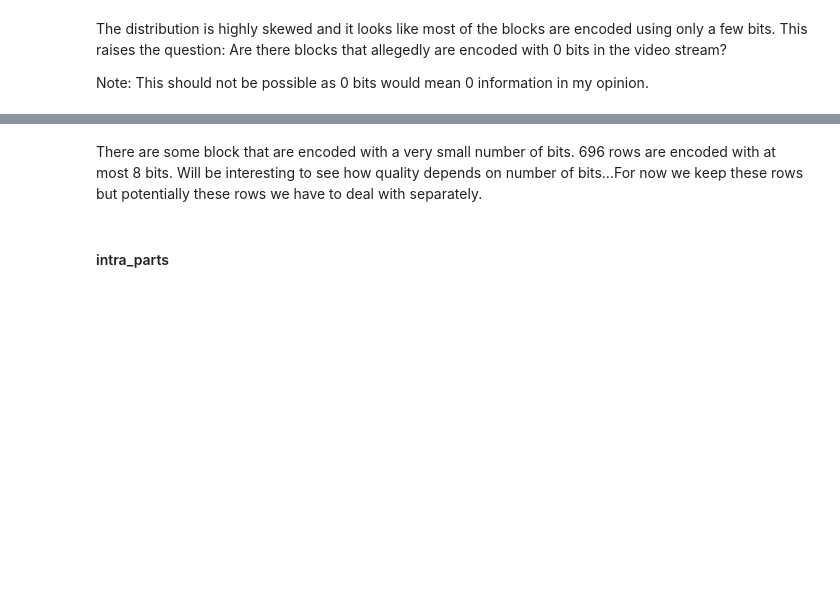
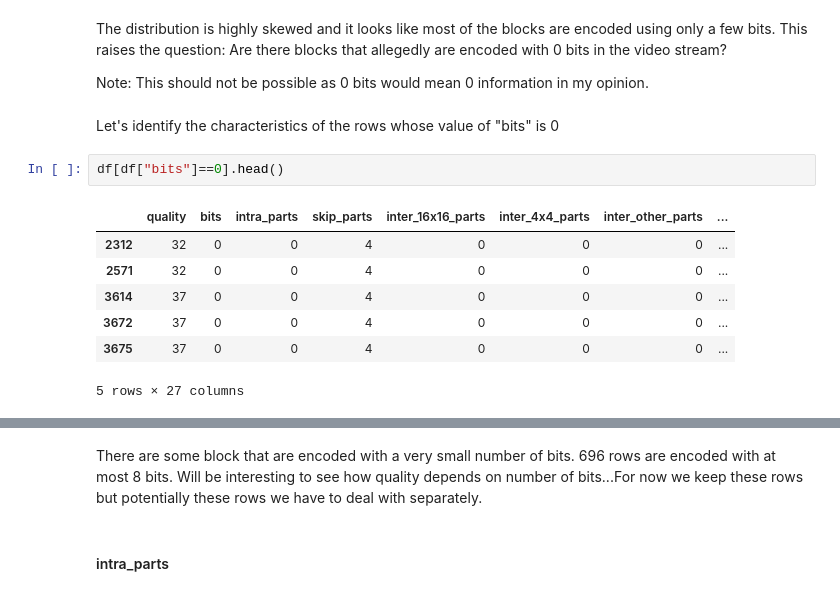
Before and after one commit to agemcipe/data_processes_mlcolonoscopy, a Jupyter notebook: notebooks/descriptive_analysis.ipynb, the cells around one changed output, grey strips where cells are left out. Cells and saved outputs as stored; diff of their text form; blank space fills up the shorter version.

```diff
--- a/notebooks/descriptive_analysis.ipynb
+++ b/notebooks/descriptive_analysis.ipynb
@@ -98,3 +188,15 @@ The distribution is highly skewed and it looks like most of the blocks are encod
 This raises the question: Are there blocks that allegedly are encoded with 0 bits in the video stream?
 
 Note: This should not be possible as 0 bits would mean 0 information in my opinion.
+# %% [markdown]
+Let's identify the characteristics of the rows whose value of "bits" is 0
+# %%
+df[df["bits"]==0].head()
+# %% [output]
+|  | quality | bits | intra_parts | skip_parts | inter_16x16_parts | inter_4x4_parts | inter_other_parts | ... |
+| 2312 | 32 | 0 | 0 | 4 | 0 | 0 | 0 | ... |
+| 2571 | 32 | 0 | 0 | 4 | 0 | 0 | 0 | ... |
+| 3614 | 37 | 0 | 0 | 4 | 0 | 0 | 0 | ... |
+| 3672 | 37 | 0 | 0 | 4 | 0 | 0 | 0 | ... |
+| 3675 | 37 | 0 | 0 | 4 | 0 | 0 | 0 | ... |
+5 rows × 27 columns
```
Also changed, not shown: parts of 34 cells of this notebook.
